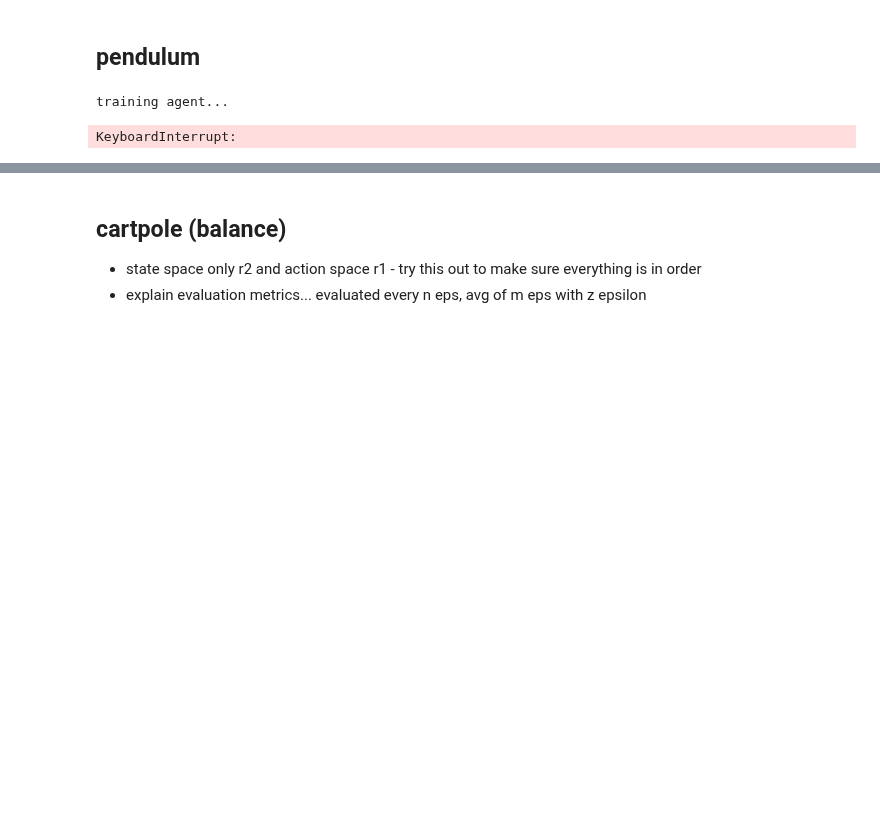
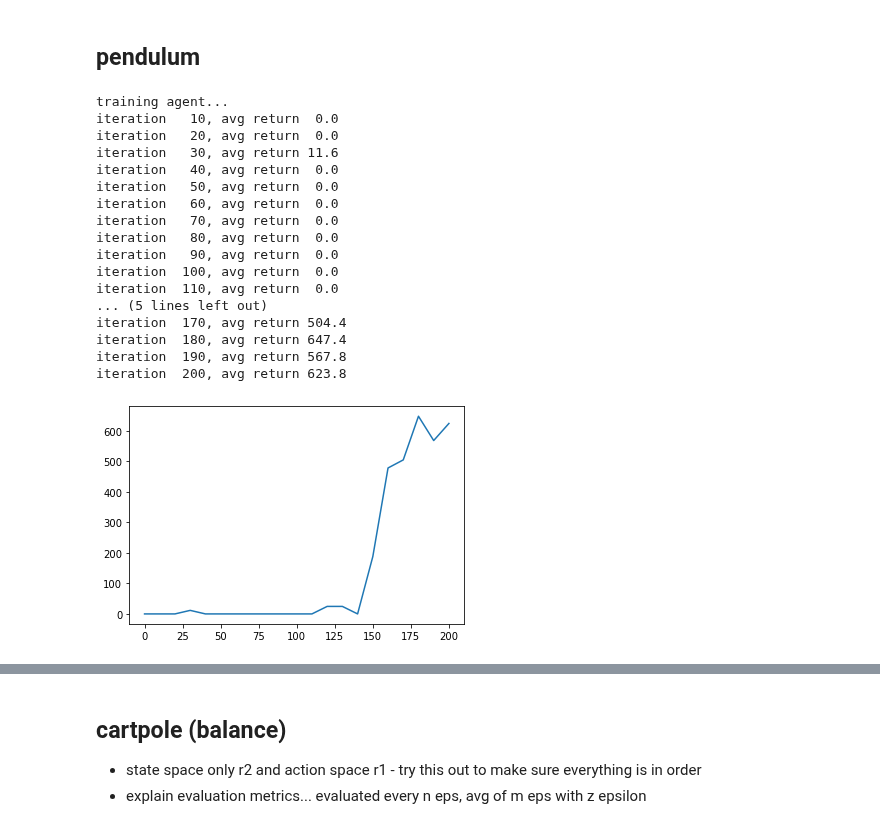
Before and after one commit to richard-warren/rl_sandbox, a Jupyter notebook: dqn_demo.ipynb, the cells around one changed output, grey strips where cells are left out. Drawn from its saved outputs; the diff is of its cells as text; code cells hidden in the pictures; blank space fills up the shorter version.

```diff
--- a/dqn_demo.ipynb
+++ b/dqn_demo.ipynb
@@ -48,15 +48,19 @@ def plot_performance(x, data):
     ax = plt.axes(xlabel='episode', ylabel='return',
                   xlim=(x[0],x[-1]), ylim=(0,1000))
     data = np.array(data)
-    mean = data.mean(0)
-    std = data.std(0)
-    ax.plot(x, data.T, color=(0,0,0), alpha=.15)
-    ax.plot(x, mean)
-    ax.fill_between(x, mean+std, mean-std, alpha=.15)
+    if data.ndim==2:
+        mean = data.mean(0)
+        std = data.std(0)
+        ax.plot(x, data.T, color=(0,0,0), alpha=.15)
+        ax.plot(x, mean)
+        ax.fill_between(x, mean+std, mean-std, alpha=.15)
+    else:
+        ax.plot(x, data)
 
 # train multiple agents in parallel on a particular domain and task
 def train_agents_parallel(domain_and_task, agent_args, train_args,
-                         optimistic_q=None, n_agents=12, n_workers=12, save_dir=None, overwrite=False):
+                          optimistic_q=None, n_agents=12, n_workers=12,
+                          save_dir=None, overwrite=False):
 
     if save_dir is not None:
         if overwrite and os.path.exists(save_dir):
@@ -134,36 +141,53 @@ will solve pendulum, swing up, and ball in cup
 # %% [markdown]
 ## pendulum
 # %%
-env = suite.load('pendulum', 'swingup', task_kwargs={'random': 0})
-train_utils.rand_seed_reset(0)
+env = suite.load('pendulum', 'swingup')
+train_utils.rand_seed_reset(env, 0)
 agent = Agent(env.observation_spec(), env.action_spec(), **agent_args)
 train_utils.initialize_buffer(agent, env, verbose=False)
 
 train_args_temp = train_args.copy()
-train_args_temp['episodes'] = 4
-train_args_temp['epsilon_final_episode'] = 2
-train_args_temp['action_repeats'] = 4
+train_args_temp['episodes'] = 200
+train_args_temp['epsilon_final_episode'] = 100
+train_args_temp['gamma'] = 1
+train_args_temp['epsilon_start'] = 1
 
 # create state space grid points
 bins = 40
 angle_lims = (-np.pi/2, np.pi/2)
 vel_lims = (-10,10)
 axis_grids = [np.linspace(lims[0], lims[1], num=bins) for lims in (angle_lims, vel_lims)]
 grid = np.array(np.meshgrid(*axis_grids)).reshape(2, -1).T
 grid_predict = np.vstack((np.cos(grid[:,0]), np.sin(grid[:,0]), grid[:,1])).T  # first two columns are cos(x), sin(x) instead of x
 
+
 def compute_prediction_grid(agent, env):
     q_map = agent.q.predict(grid_predict).reshape(bins, bins, 2)
     return q_map
 
-episode_num, returns = train_utils.train(
-    agent, env, **train_args_temp, verbose=True)  # callback=compute_prediction_grid
+episode_num, returns, q_maps = train_utils.train(
+    agent, env, **train_args_temp, verbose=True, callback=compute_prediction_grid)
 returns = [np.mean(r) for r in returns]
-
-plt.plot(episode_num, returns);
+plot_performance(episode_num, returns);
 # %% [output]
 training agent...
+iteration   10, avg return  0.0
+iteration   20, avg return  0.0
+iteration   30, avg return 11.6
+iteration   40, avg return  0.0
+iteration   50, avg return  0.0
+iteration   60, avg return  0.0
+iteration   70, avg return  0.0
+iteration   80, avg return  0.0
+iteration   90, avg return  0.0
+iteration  100, avg return  0.0
+iteration  110, avg return  0.0
+... (5 lines left out)
+iteration  170, avg return 504.4
+iteration  180, avg return 647.4
+iteration  190, avg return 567.8
+iteration  200, avg return 623.8
-KeyboardInterrupt:
+[figure, added]
 # %%
 preference_maps = [m[:,:,0] - m[:,:,1] for m in q_maps]
 abs_max = np.abs(np.array(preference_maps)).max()
```
Also changed, not shown: parts of 6 cells of this notebook, 2 other files.
